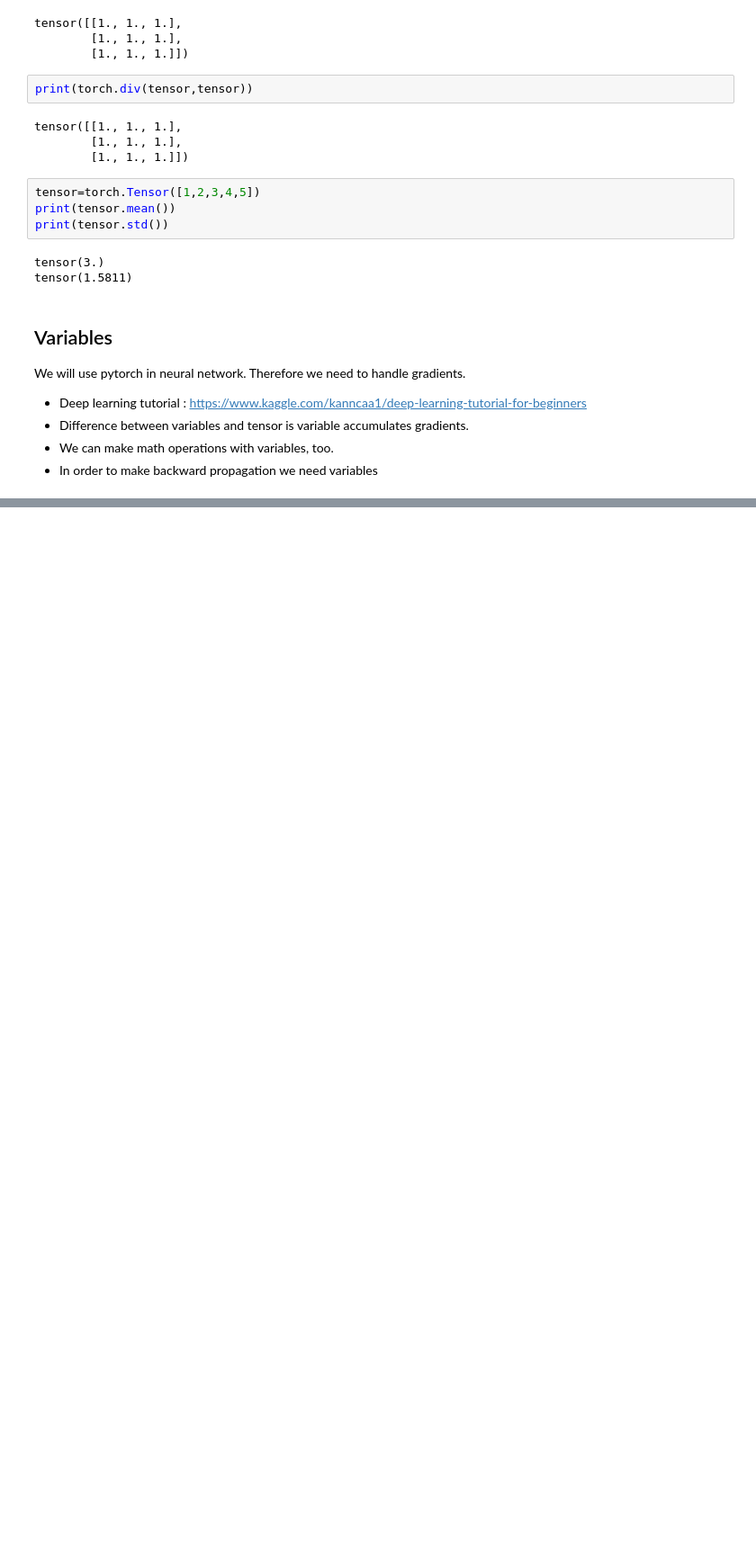
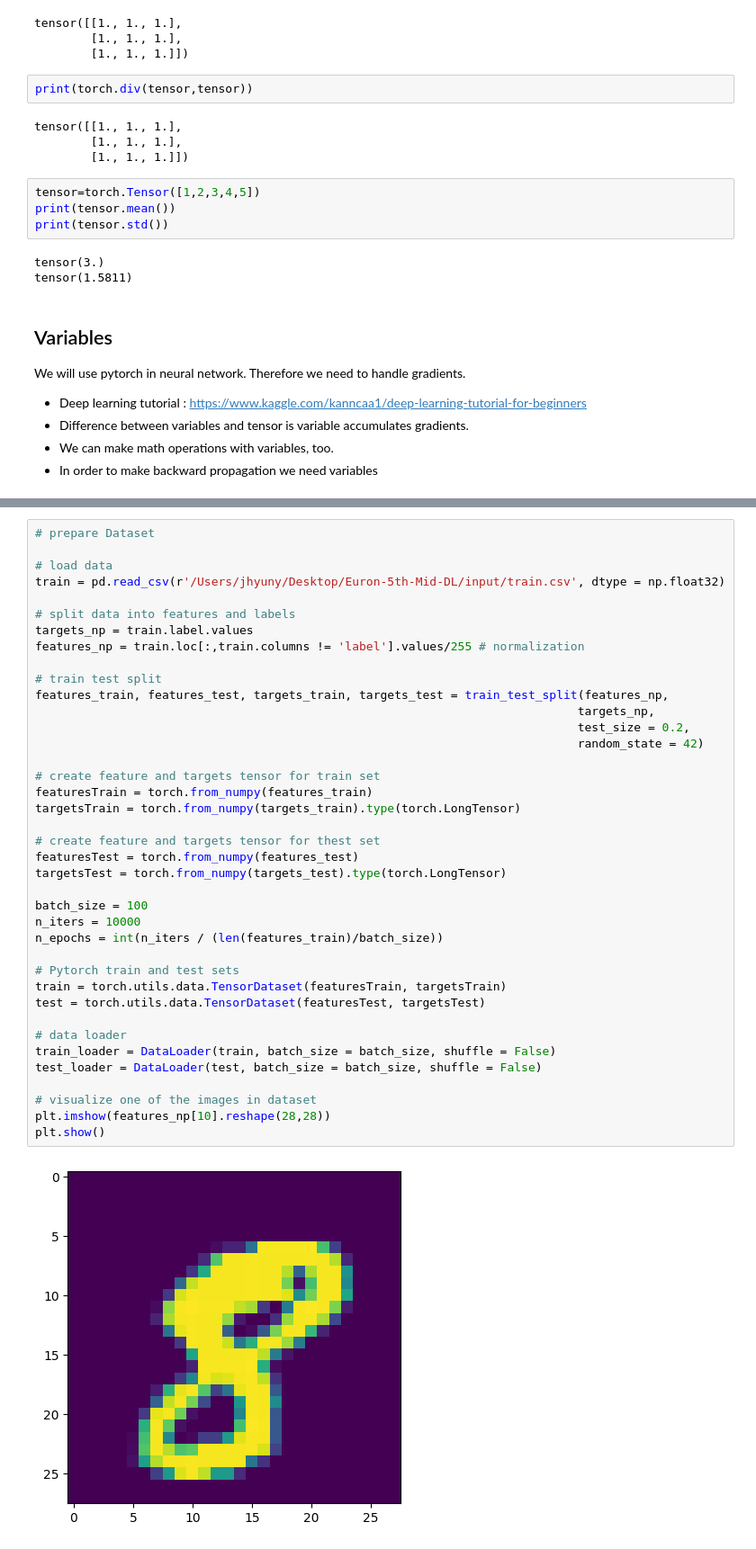
Before and after one commit to Jhyuny/Euron-5th-Mid-DL, a Jupyter notebook: 캐글필사.ipynb, the cells around one changed output, grey strips where cells are left out. Shown: that part at 90% size. Drawn from its saved outputs; the diff is of its cells as text; blank space fills up the shorter version.

```diff
--- a/캐글필사.ipynb
+++ b/캐글필사.ipynb
@@ -163,0 +347,41 @@ tensor([1., 1., 1.], requires_grad=True)
+# %%
+# prepare Dataset
+
+# load data
+train = pd.read_csv(r'/Users/jhyuny/Desktop/Euron-5th-Mid-DL/input/train.csv', dtype = np.float32)
+
+# split data into features and labels
+targets_np = train.label.values
+features_np = train.loc[:,train.columns != 'label'].values/255 # normalization
+
+# train test split
+features_train, features_test, targets_train, targets_test = train_test_split(features_np,
+                                                                             targets_np,
+                                                                             test_size = 0.2,
+                                                                             random_state = 42)
+
+# create feature and targets tensor for train set
+featuresTrain = torch.from_numpy(features_train)
+targetsTrain = torch.from_numpy(targets_train).type(torch.LongTensor)
+
+# create feature and targets tensor for thest set
+featuresTest = torch.from_numpy(features_test)
+targetsTest = torch.from_numpy(targets_test).type(torch.LongTensor)
+
+batch_size = 100
+n_iters = 10000
+n_epochs = int(n_iters / (len(features_train)/batch_size))
+
+# Pytorch train and test sets
+train = torch.utils.data.TensorDataset(featuresTrain, targetsTrain)
+test = torch.utils.data.TensorDataset(featuresTest, targetsTest)
+
+# data loader
+train_loader = DataLoader(train, batch_size = batch_size, shuffle = False)
+test_loader = DataLoader(test, batch_size = batch_size, shuffle = False)
+
+# visualize one of the images in dataset
+plt.imshow(features_np[10].reshape(28,28))
+plt.show()
+# %% [output]
+[figure, added]
```
Also changed, not shown: parts of 26 cells of this notebook.
